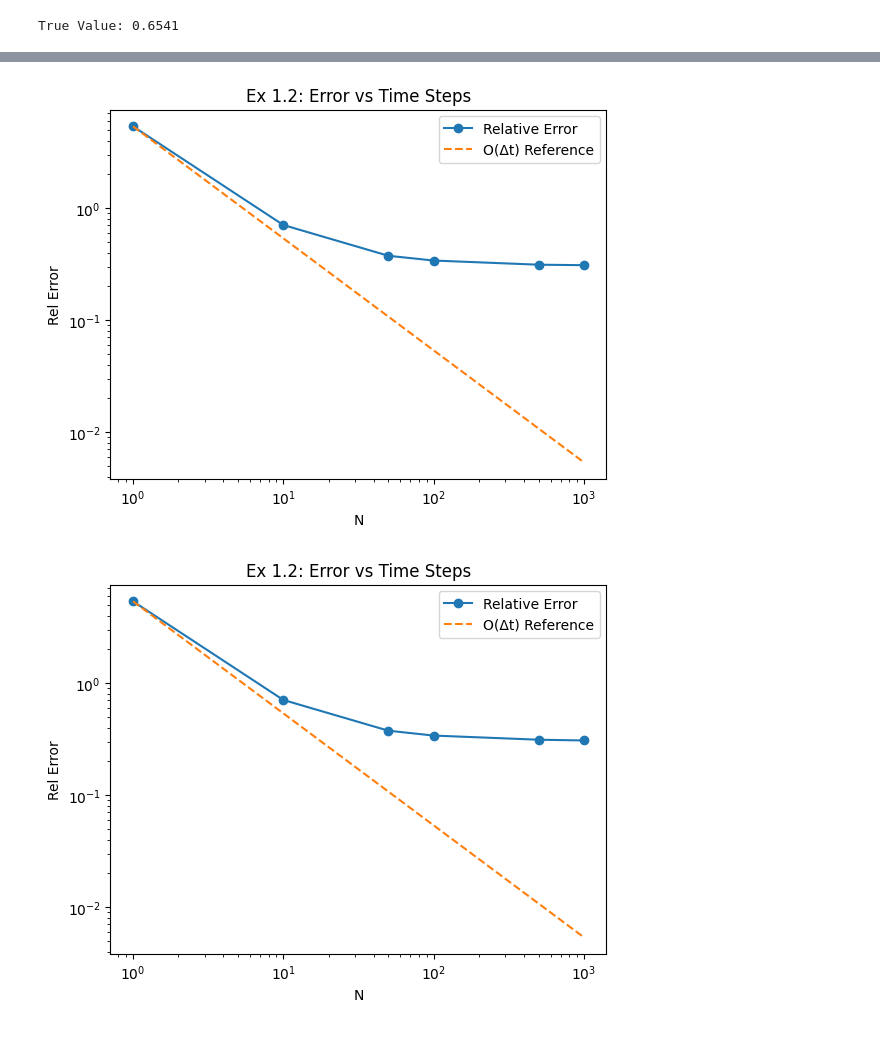
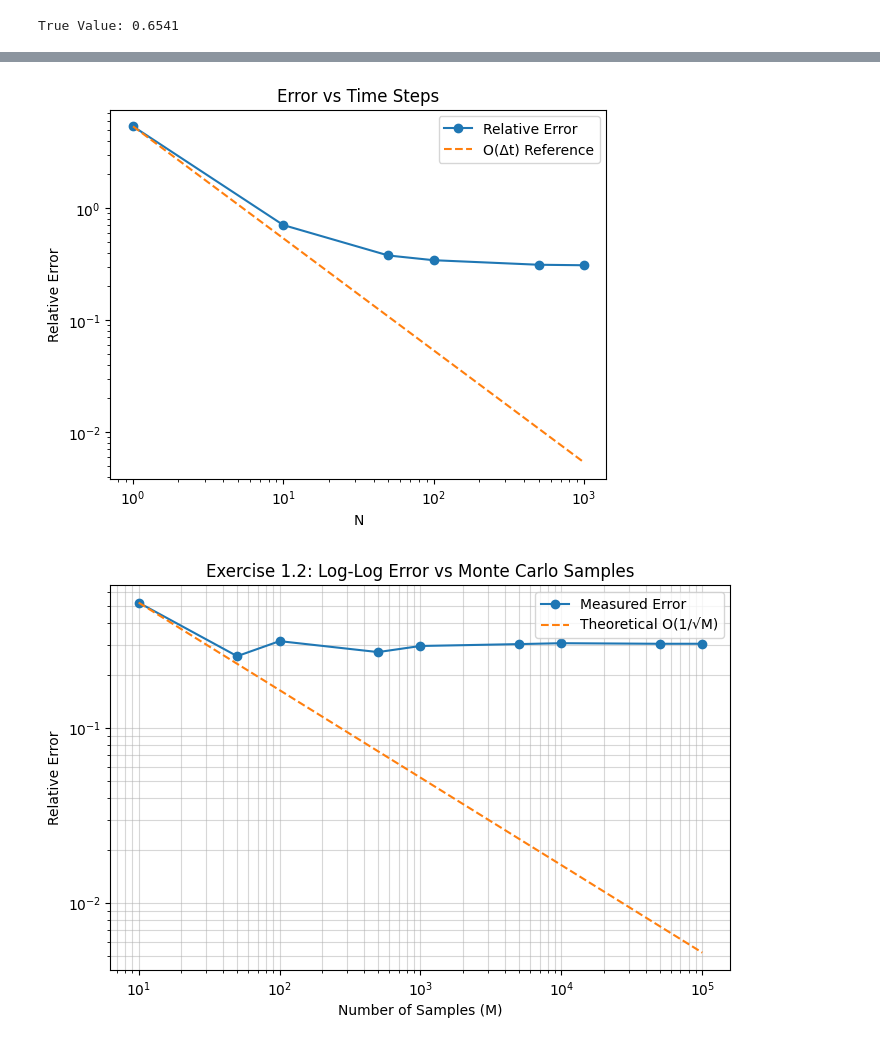
Before and after one commit to Conorgrant45/Stochastic-Control-Dynamic-Asset-Allocation, a Jupyter notebook: Assignment.ipynb, the cells around one changed output, grey strips where cells are left out. Cells and saved outputs as stored; diff of their text form; code cells hidden in the pictures.

```diff
--- a/Assignment.ipynb
+++ b/Assignment.ipynb
@@ -27,21 +33,39 @@ True Value: 0.6541
 # %%
+# Plot 2 for of the monte carlo error versus time steps of simulation
 N_steps_list = [1, 10, 50, 100, 500, 1000]
 errors_N = [abs(v_true - run_monte_carlo_implicit(lqr_sim, x0, n, 100000)) / abs(v_true) for n in N_steps_list]
 
 plt.loglog(N_steps_list, errors_N, '-o', label='Relative Error')
 plt.loglog(N_steps_list, [errors_N[0]/n for n in N_steps_list], '--', label='O(Δt) Reference')
-plt.title("Ex 1.2: Error vs Time Steps")
-plt.xlabel("N"); plt.ylabel("Rel Error"); plt.legend(); plt.show()
+plt.title("Error vs Time Steps")
+plt.xlabel("N"); plt.ylabel("Relative Error"); plt.legend(); plt.show()
 # %% [output]
-[figure, old version]
+[figure, new version]
 # %%
-# --- Exercise 2 ---
-N_steps_list = [1, 10, 50, 100, 500, 1000]
-errors_N = [abs(v_true - run_monte_carlo_implicit(lqr_sim, x0, n, 100000)) / abs(v_true) for n in N_steps_list]
+# Plot error with 5000 time steps with varying Monte Carlo samples
+M_samples_list = [10, 50, 100, 500, 1000, 5000, 10000, 50000, 100000]
+errors_M = []
 
-plt.loglog(N_steps_list, errors_N, '-o', label='Relative Error')
-plt.loglog(N_steps_list, [errors_N[0]/n for n in N_steps_list], '--', label='O(Δt) Reference')
-plt.title("Ex 1.2: Error vs Time Steps")
-plt.xlabel("N"); plt.ylabel("Rel Error"); plt.legend(); plt.show()
+# Fix N_steps at 5000 to keep discretization error constant
+N_fixed = 5000
+
+for m in M_samples_list:
+    v_mc = run_monte_carlo_explicit(lqr_sim, x0, N_fixed, m)
+
+    # Calculate relative error
+    rel_error = abs(v_mc - v_true) / abs(v_true)
+    errors_M.append(rel_error)
+
+# Plotting
+plt.figure(figsize=(8, 5))
+plt.loglog(M_samples_list, errors_M, '-o', label='Measured Error')
+
+# O(1/sqrt(M)) reference line
+ref_line = [errors_M[0] * (M_samples_list[0]**0.5) / (m**0.5) for m in M_samples_list]
+plt.loglog(M_samples_list, ref_line, '--', label='Theoretical O(1/√M)')
+plt.xlabel("Number of Samples (M)"); plt.ylabel("Relative Error")
+plt.title("Exercise 1.2: Log-Log Error vs Monte Carlo Samples")
+plt.legend(); plt.grid(True, which="both", ls="-", alpha=0.5)
+plt.show()
 # %% [output]
-[figure, old version]
+[figure, new version]
```
Also changed, not shown: parts of 6 cells of this notebook, 1 other file.
